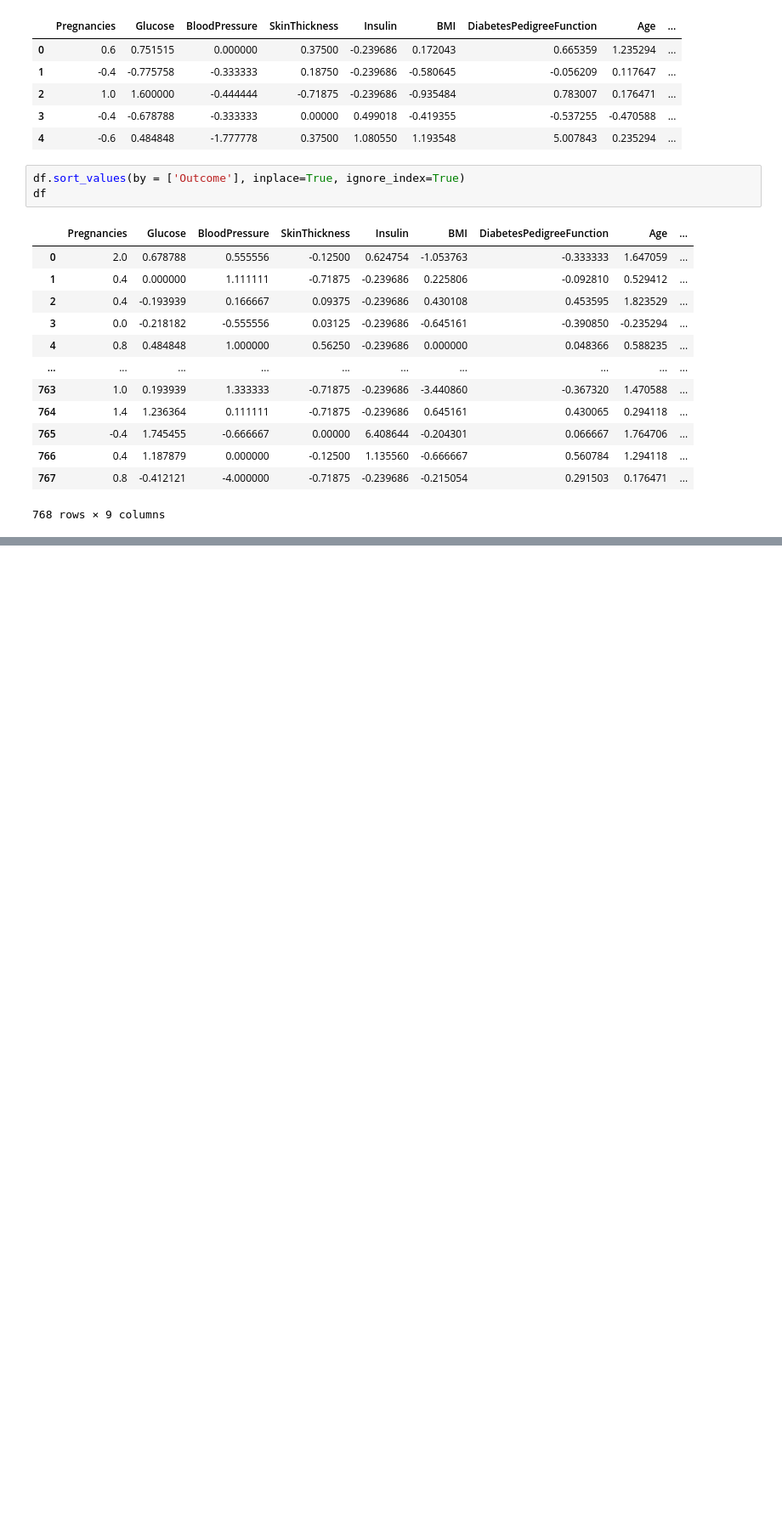
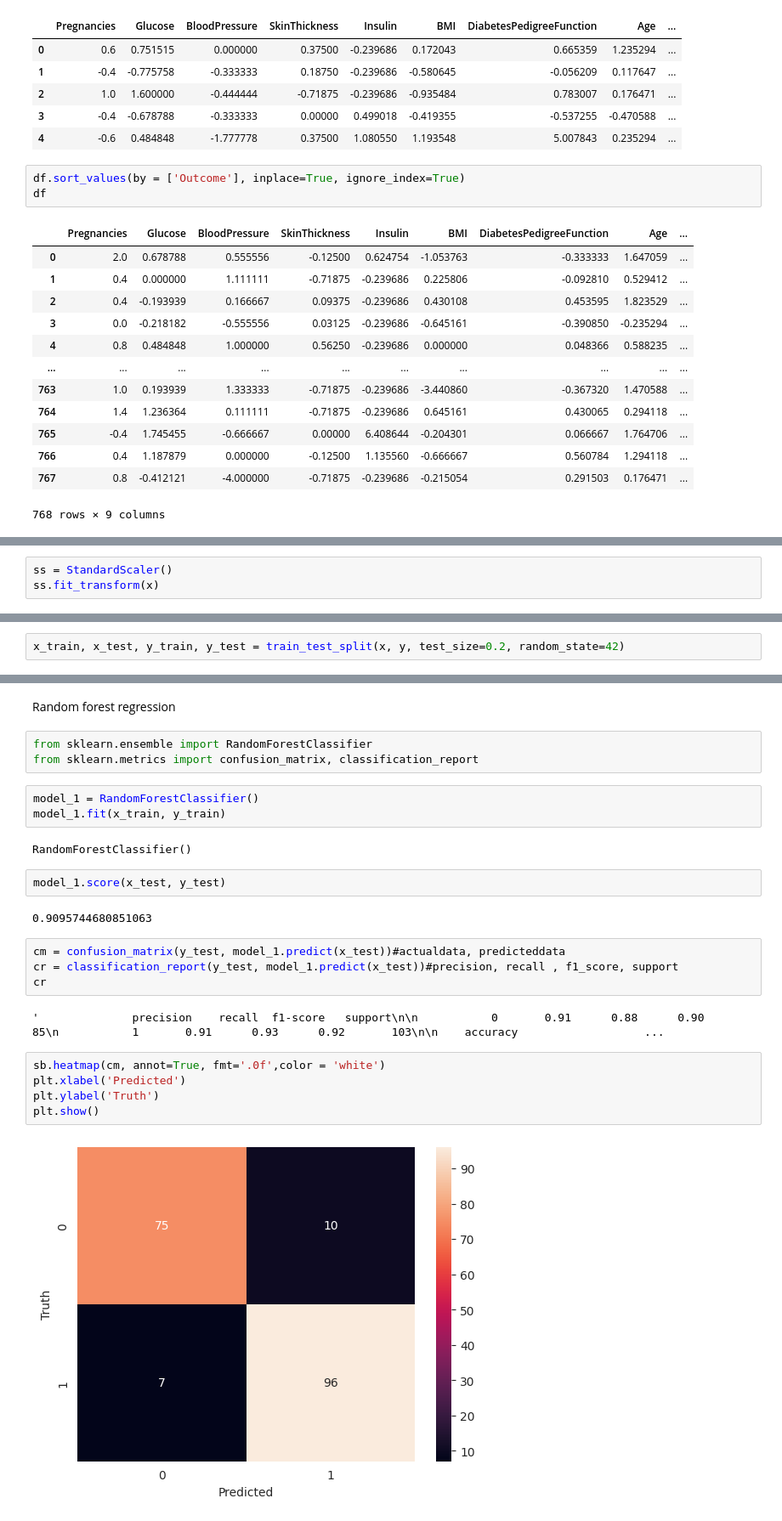
Before and after one commit to Ebratul/practices, a Jupyter notebook: diabetis_kaggle.ipynb, the cells around one changed output, grey strips where cells are left out. Shown: that part at 85% size. Cells and saved outputs as stored; diff of their text form; blank space fills up the shorter version.

```diff
--- a/diabetis_kaggle.ipynb
+++ b/diabetis_kaggle.ipynb
@@ -179,0 +424,3 @@ df
+# %%
+ss = StandardScaler()
+ss.fit_transform(x)
@@ -179,0 +443,2 @@ df
+# %%
+x_train, x_test, y_train, y_test = train_test_split(x, y, test_size=0.2, random_state=42)
@@ -179,0 +447,27 @@ df
+# %% [markdown]
+Random forest regression
+# %%
+from sklearn.ensemble import RandomForestClassifier
+from sklearn.metrics import confusion_matrix, classification_report
+# %%
+model_1 = RandomForestClassifier()
+model_1.fit(x_train, y_train)
+# %% [output]
+RandomForestClassifier()
+# %%
+model_1.score(x_test, y_test)
+# %% [output]
+0.9095744680851063
+# %%
+cm = confusion_matrix(y_test, model_1.predict(x_test))#actualdata, predicteddata
+cr = classification_report(y_test, model_1.predict(x_test))#precision, recall , f1_score, support
+cr
+# %% [output]
+'              precision    recall  f1-score   support\n\n           0       0.91      0.88      0.90        85\n           1       0.91      0.93      0.92       103\n\n    accuracy                   ...
+# %%
+sb.heatmap(cm, annot=True, fmt='.0f',color = 'white')
+plt.xlabel('Predicted')
+plt.ylabel('Truth')
+plt.show()
+# %% [output]
+[figure, added]
```
Also changed, not shown: parts of 41 cells of this notebook.
